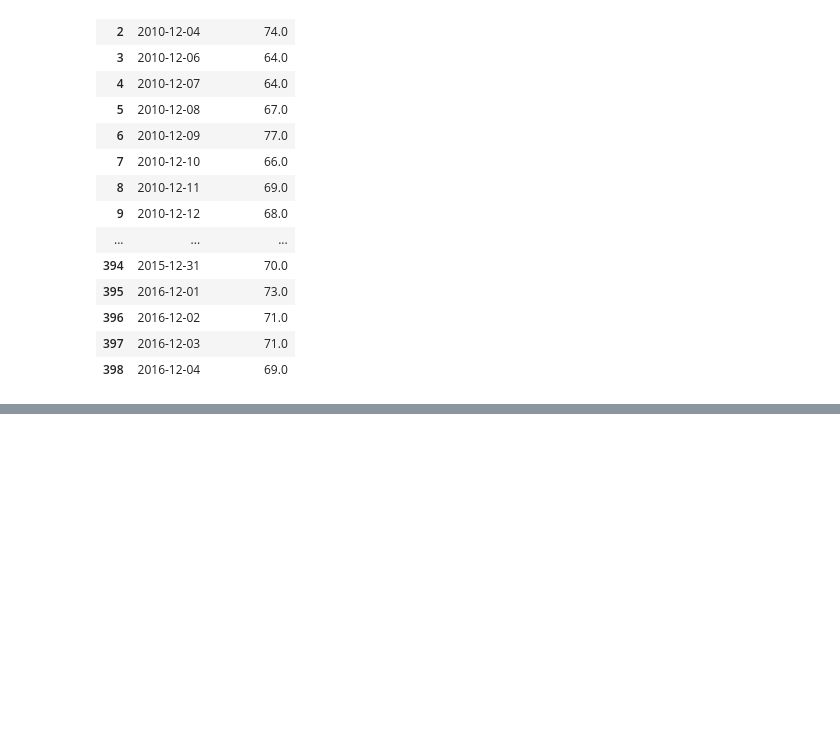
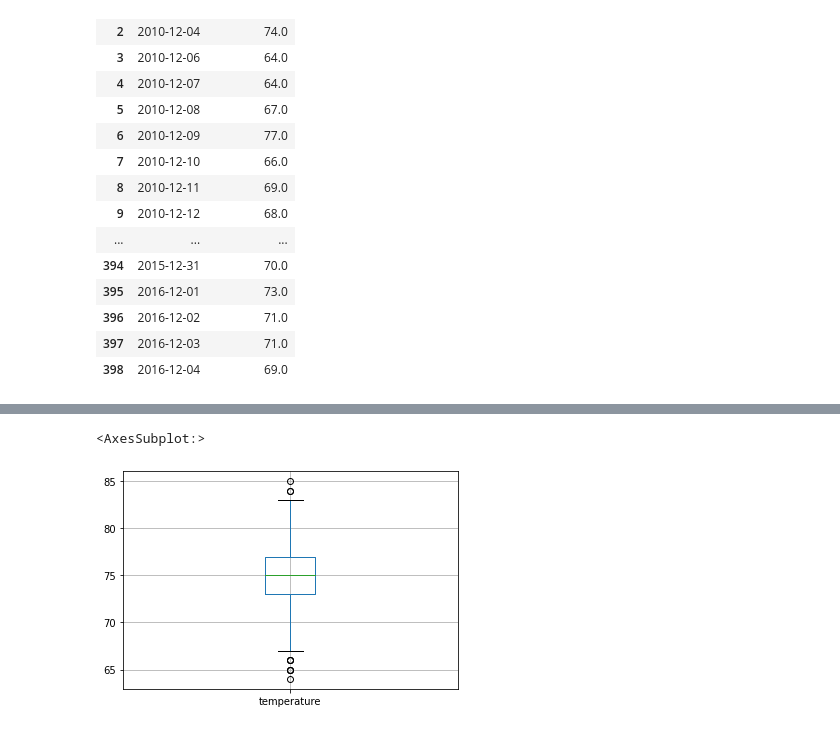
Before and after one commit to willenny/surfs_up, a Jupyter notebook: SurfsUp_Challenge.ipynb, the cells around one changed output, grey strips where cells are left out. Saved outputs shown, nothing was run; the diff lists cells and outputs as text; code cells hidden in the pictures; blank space fills up the shorter version.

```diff
--- a/SurfsUp_Challenge.ipynb
+++ b/SurfsUp_Challenge.ipynb
@@ -109,0 +162,5 @@ dec_temps_df
+# %%
+june_temps_df.boxplot()
+# %% [output]
+<AxesSubplot:>
+[figure, added]
```
Also changed, not shown: parts of 8 cells of this notebook, 5 other files.
